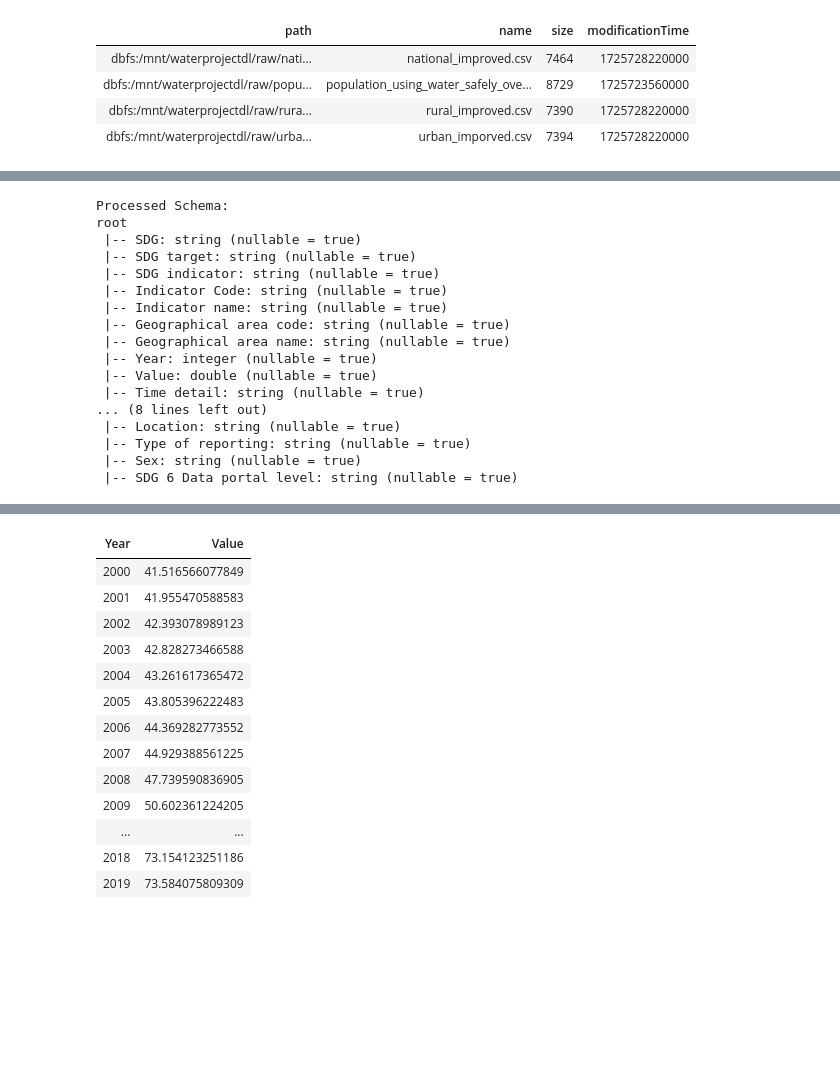
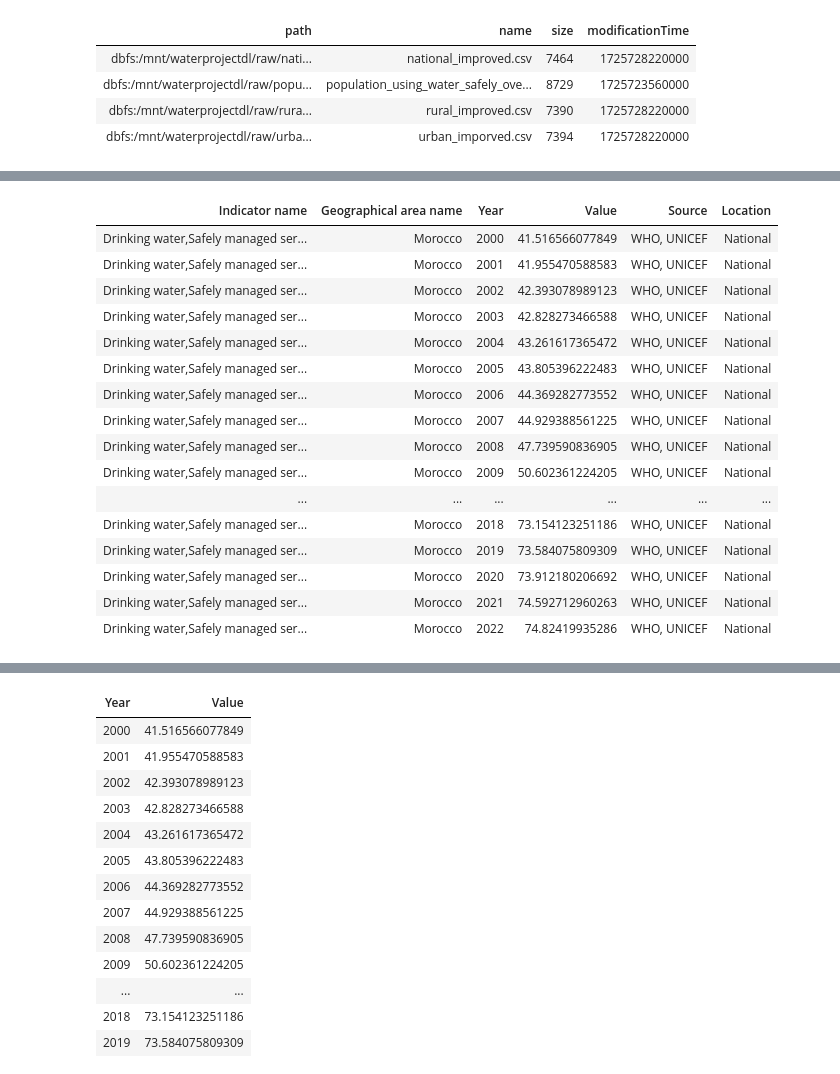
Before and after one commit to TahaMerzouki/water-dep, a Jupyter notebook: src/ingestion/Ingest_population_water_safelly.ipynb, the cells around one changed output, grey strips where cells are left out. Cells and saved outputs as stored; diff of their text form; code cells hidden in the pictures; blank space fills up the shorter version.

```diff
--- a/src/ingestion/Ingest_population_water_safelly.ipynb
+++ b/src/ingestion/Ingest_population_water_safelly.ipynb
@@ -48,0 +29,9 @@ display(overall)
+# %%
+from process import remove_specific_rows
+overall_num_cleaned = remove_specific_rows(overall, 24, 59)
+# %%
+columns = overall_num_cleaned.columns
+
+null_columns = [column for column in columns if overall_num_cleaned.filter(col(column).isNotNull()).count() == 0]
+
+null_columns
@@ -49,2 +53,23 @@ display(overall)
+# %%
+overall_cleaned_col = overall_num_cleaned.drop(*null_columns, "SDG indicator", "SDG 6 Data portal level")
+display(overall_cleaned_col)
+# %% [output]
+| Indicator name | Geographical area name | Year | Value | Source | Location |
+| Drinking water,Safely managed ser... | Morocco | 2000 | 41.516566077849 | WHO, UNICEF | National |
+| Drinking water,Safely managed ser... | Morocco | 2001 | 41.955470588583 | WHO, UNICEF | National |
+| Drinking water,Safely managed ser... | Morocco | 2002 | 42.393078989123 | WHO, UNICEF | National |
+| Drinking water,Safely managed ser... | Morocco | 2003 | 42.828273466588 | WHO, UNICEF | National |
+| Drinking water,Safely managed ser... | Morocco | 2004 | 43.261617365472 | WHO, UNICEF | National |
+| Drinking water,Safely managed ser... | Morocco | 2005 | 43.805396222483 | WHO, UNICEF | National |
+| Drinking water,Safely managed ser... | Morocco | 2006 | 44.369282773552 | WHO, UNICEF | National |
+| Drinking water,Safely managed ser... | Morocco | 2007 | 44.929388561225 | WHO, UNICEF | National |
+| Drinking water,Safely managed ser... | Morocco | 2008 | 47.739590836905 | WHO, UNICEF | National |
+| Drinking water,Safely managed ser... | Morocco | 2009 | 50.602361224205 | WHO, UNICEF | National |
+| ... | ... | ... | ... | ... | ... |
+| Drinking water,Safely managed ser... | Morocco | 2018 | 73.154123251186 | WHO, UNICEF | National |
+| Drinking water,Safely managed ser... | Morocco | 2019 | 73.584075809309 | WHO, UNICEF | National |
+| Drinking water,Safely managed ser... | Morocco | 2020 | 73.912180206692 | WHO, UNICEF | National |
+| Drinking water,Safely managed ser... | Morocco | 2021 | 74.592712960263 | WHO, UNICEF | National |
+| Drinking water,Safely managed ser... | Morocco | 2022 | 74.82419935286 | WHO, UNICEF | National |
 # %%
 from pyspark.sql.functions import col
@@ -55,21 +76,0 @@ overall_num = overall.withColumn("Value", col("Value").cast(DoubleType())) \
-# %%
-print("Processed Schema:")
-overall_num.printSchema()
-# %% [output]
-Processed Schema:
-root
- |-- SDG: string (nullable = true)
- |-- SDG target: string (nullable = true)
- |-- SDG indicator: string (nullable = true)
- |-- Indicator Code: string (nullable = true)
- |-- Indicator name: string (nullable = true)
- |-- Geographical area code: string (nullable = true)
- |-- Geographical area name: string (nullable = true)
- |-- Year: integer (nullable = true)
- |-- Value: double (nullable = true)
- |-- Time detail: string (nullable = true)
-... (8 lines left out)
- |-- Location: string (nullable = true)
- |-- Type of reporting: string (nullable = true)
- |-- Sex: string (nullable = true)
- |-- SDG 6 Data portal level: string (nullable = true)
```
Also changed, not shown: parts of 13 cells of this notebook.
